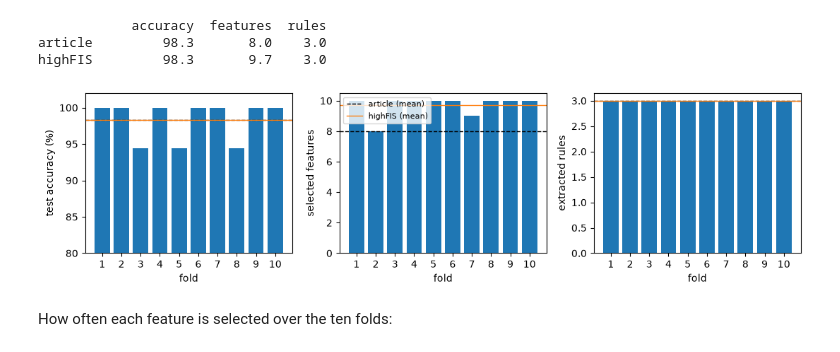
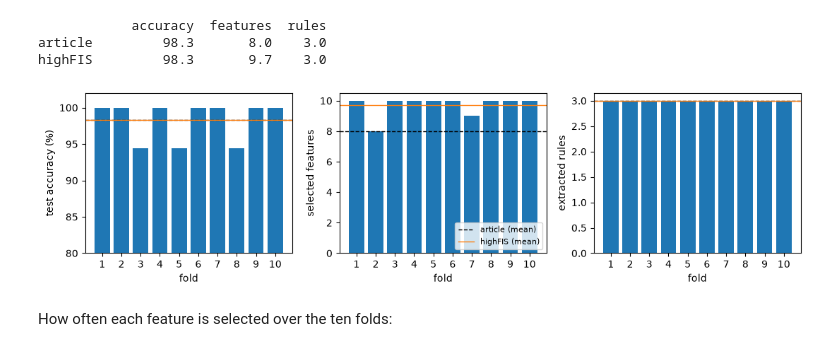
Before and after one commit to dcruzf/highFIS, a Jupyter notebook: examples/notebooks/dgtsk_2023.ipynb, the cells around one changed output. Cells and saved outputs as stored; diff of their text form; code cells hidden in the pictures.

```diff
--- a/examples/notebooks/dgtsk_2023.ipynb
+++ b/examples/notebooks/dgtsk_2023.ipynb
@@ -259,21 +244,21 @@ highFIS         98.3       9.7    3.0
 # %%
 LOWER = 80
 
 fig, axes = plt.subplots(1, 3, figsize=(11, 3))
 folds_axis = np.arange(1, FOLDS + 1)
 for ax, column, label, reported in zip(axes, range(3), ["test accuracy (%)", "selected features", "extracted rules"], ARTICLE):
     ax.bar(folds_axis, runs[:, column])
     ax.axhline(reported, color="black", linestyle="--", linewidth=1, label="article (mean)")
     ax.axhline(runs[:, column].mean(), color="tab:orange", linewidth=1, label="highFIS (mean)")
     ax.set_xticks(folds_axis)
     ax.set_xlabel("fold")
     ax.set_ylabel(label)
 axes[0].set_ylim(LOWER, 102)
-axes[1].legend(fontsize=8)
+axes[1].legend(fontsize=8, loc="lower right")
 plt.tight_layout()
 plt.show()
 # %% [output]
-[figure, old version]
+[figure, new version]
 # %% [markdown]
 How often each feature is selected over the ten folds:
 # %%
```
Also changed, not shown: parts of 4 cells of this notebook, 6 other files.
